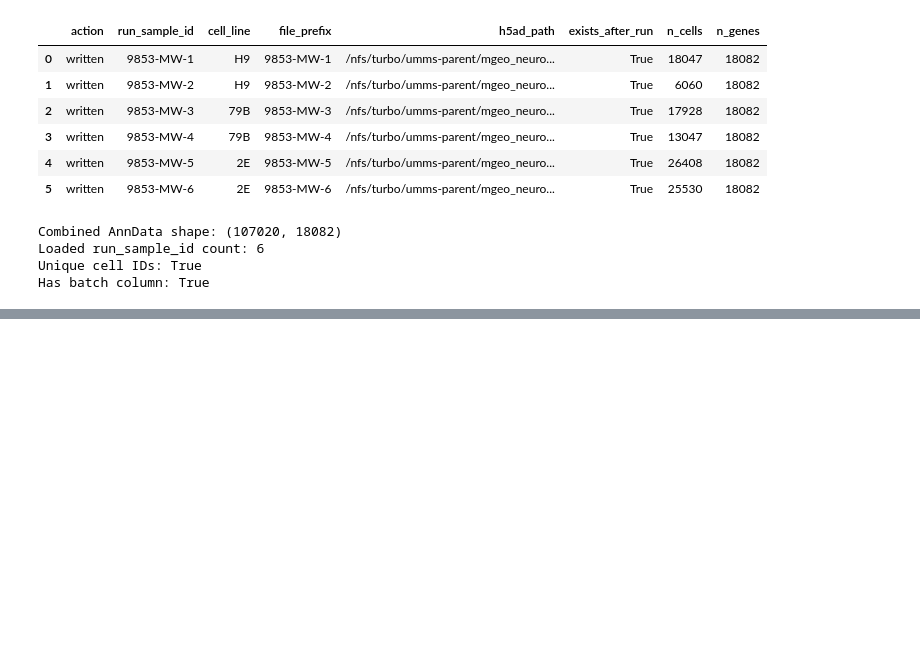
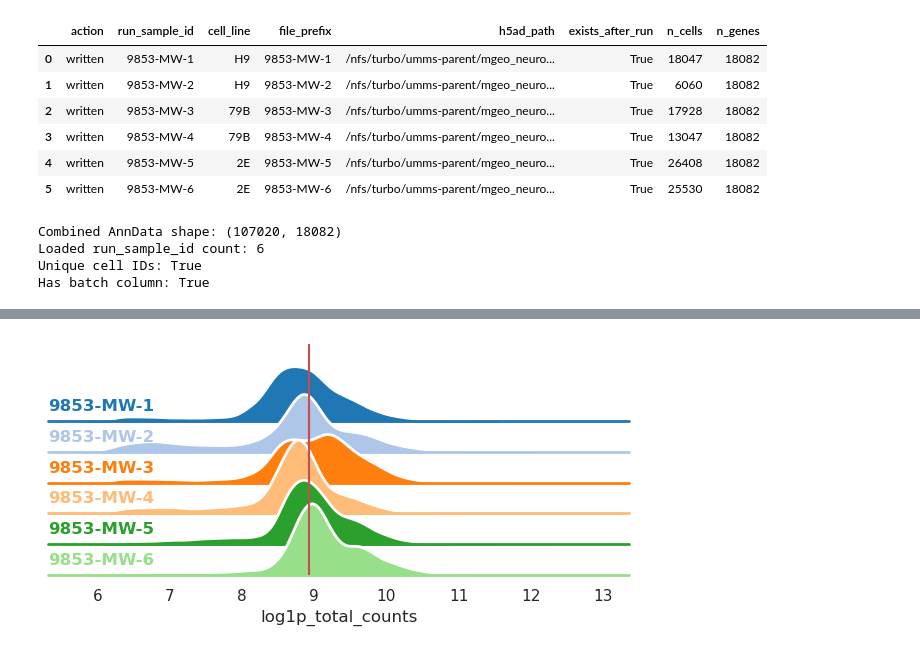
Before and after one commit to ecresp1el/mge_organoid_pipeline, a Jupyter notebook: python_notebooks/notebooks/00_load_div30_div90_raw_to_anndata.ipynb, the cells around one changed output, grey strips where cells are left out. Drawn from its saved outputs; the diff is of its cells as text; code cells hidden in the pictures; blank space fills up the shorter version.

```diff
--- a/python_notebooks/notebooks/00_load_div30_div90_raw_to_anndata.ipynb
+++ b/python_notebooks/notebooks/00_load_div30_div90_raw_to_anndata.ipynb
@@ -519,0 +507,29 @@ Added QC columns to combined_adata.obs:
+# %%
+def load_raw_adatas(project_root=PROJECT_ROOT, add_sample_col=True):
+    raw_adata_dir = project_root / "raw_adata"
+    raw_adata_paths = sorted(raw_adata_dir.glob("*.h5ad"))
+
+    if not raw_adata_paths:
+        raise FileNotFoundError(f"No .h5ad files found in {raw_adata_dir}")
+
+    adatas_by_sample = {}
+
+    for path in raw_adata_paths:
+        sample_id = path.stem
+        adata = ad.read_h5ad(path)
+
+        if add_sample_col:
+            if "run_sample_id" in adata.obs.columns:
+                adata.obs["Sample"] = adata.obs["run_sample_id"].astype(str)
+            else:
+                adata.obs["Sample"] = sample_id
+
+        adatas_by_sample[sample_id] = adata
+
+    return adatas_by_sample
+# %%
+adatas_by_sample = load_raw_adatas()
+adatas = list(adatas_by_sample.values())
+
+for sample_id, adata in adatas_by_sample.items():
+    print(sample_id, adata.shape)
@@ -519,0 +603,12 @@ Added QC columns to combined_adata.obs:
+# %%
+qc_adatas_by_sample = {
+    sample_id: qc_raw_adata(adata)
+    for sample_id, adata in adatas_by_sample.items()
+}
+
+qc_adatas = list(qc_adatas_by_sample.values())
+
+df = pd.concat([adata.obs for adata in qc_adatas], axis=0)
+df = df.sort_values("Sample")
+
+df.head()
@@ -519,0 +666,4 @@ Added QC columns to combined_adata.obs:
+# %%
+plot_qc_ridge(df, value="log1p_total_counts")
+# %% [output]
+[figure, added]
```
Also changed, not shown: parts of 10 cells of this notebook.
